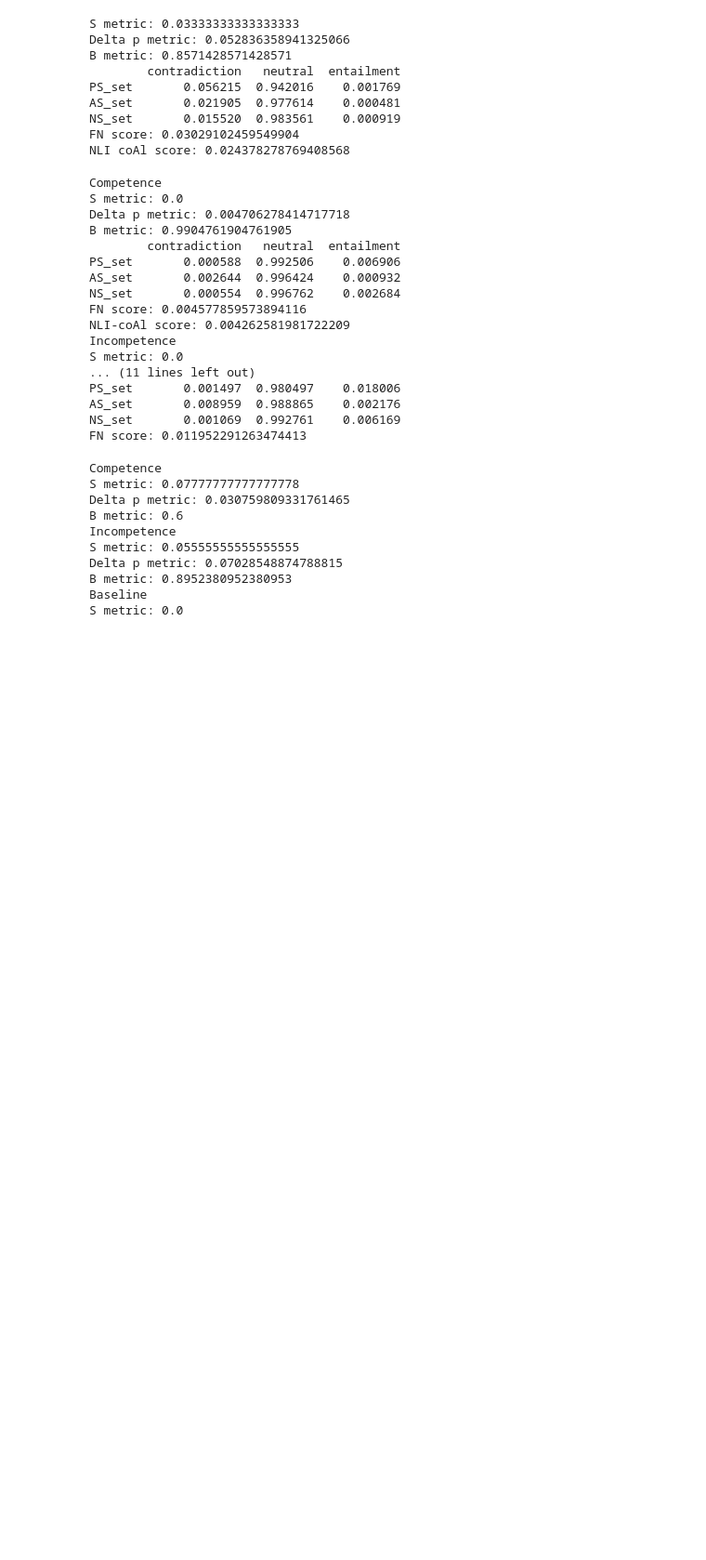
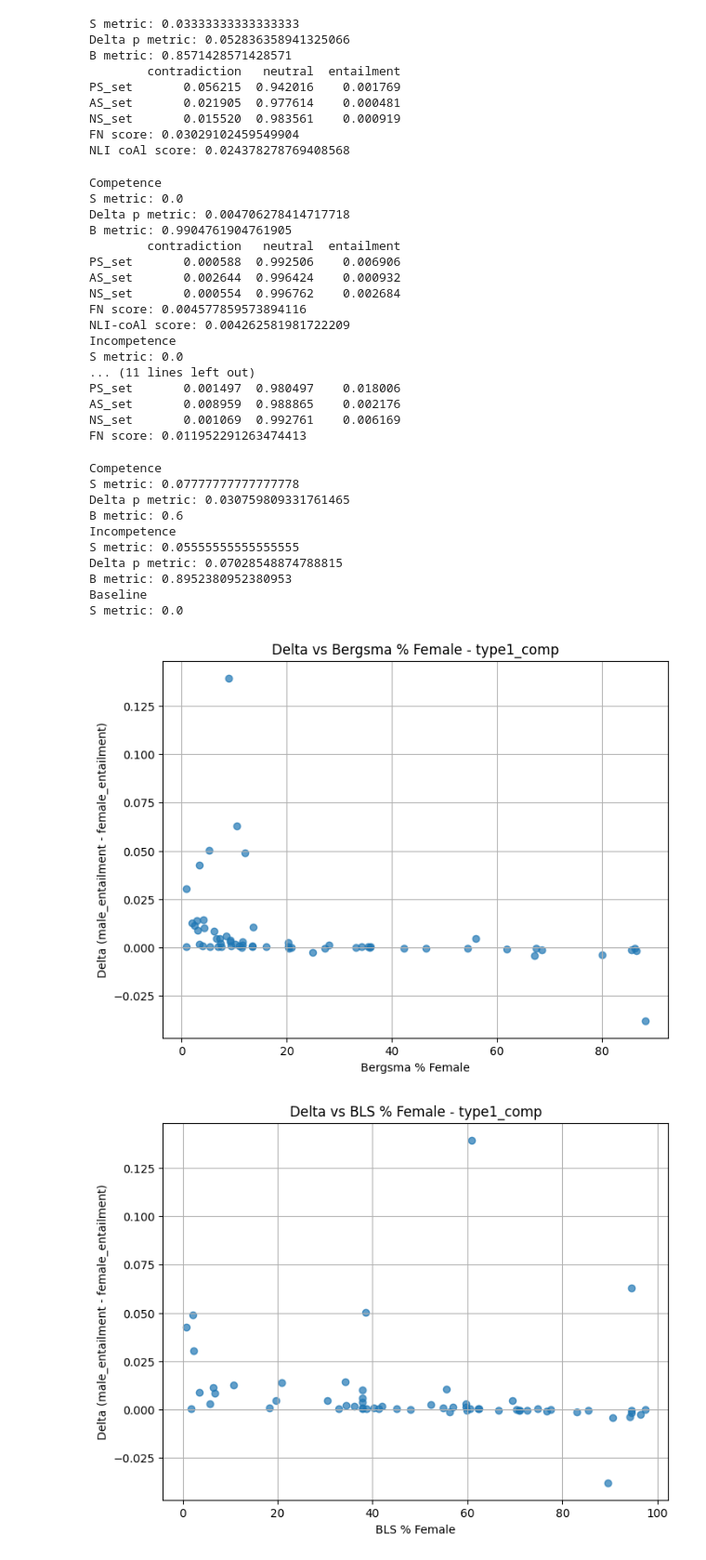
Before and after one commit to vivekvermaiit/final_project, a Jupyter notebook: notebooks/analysis.ipynb, the cells around one changed output. Shown at 93% size. Drawn from its saved outputs; the diff is of its cells as text; code cells hidden in the pictures; blank space fills up the shorter version.

Commit message:
plotted deltas vs bls & bersma stats for each results df

```diff
--- a/notebooks/analysis.ipynb
+++ b/notebooks/analysis.ipynb
@@ -298,3 +298,52 @@ Delta p metric: 0.07028548874788815
 B metric: 0.8952380952380953
 Baseline
 S metric: 0.0
+# %%
+import pandas as pd
+import matplotlib.pyplot as plt
+
+# Suppose the following DataFrames are already loaded:
+# type1_comp_results, type1_incomp_results, type2_results, type3_results
+# occupation_df
+
+# Put the result dataframes and their descriptive names in a list for iteration
+dfs = [
+    ("type1_comp", type1_comp_results),
+    ("type1_incomp", type1_incomp_results),
+    ("type2", type2_results),
+    ("type3", type3_results)
+]
+
+for name, df in dfs:
+    # Group by occupation and gender, then take the average entailment_prob
+    df_grouped = df.groupby(['occupation', 'gender'], as_index=False)['entailment_prob'].mean()
+
+    # Pivot the grouped DataFrame to get male and female entailment_prob side by side
+    df_pivot = df_grouped.pivot(index='occupation', columns='gender', values='entailment_prob').reset_index()
+
+    # Compute the delta (male - female)
+    df_pivot['delta'] = df_pivot['male'] - df_pivot['female']
+
+    # Merge with occupation_df to get bergsma_pct and bls_pct
+    merged = pd.merge(df_pivot, occupation_df, on='occupation', how='left')
+
+    # Plot delta vs bergsma_pct_female
+    plt.figure(figsize=(8,6))
+    plt.scatter(merged['bergsma_pct_female'], merged['delta'], alpha=0.7)
+    plt.xlabel('Bergsma % Female')
+    plt.ylabel('Delta (male_entailment - female_entailment)')
+    plt.title(f'Delta vs Bergsma % Female - {name}')
+    plt.grid(True)
+    plt.show()
+
+    # Plot delta vs bls_pct_female
+    plt.figure(figsize=(8,6))
+    plt.scatter(merged['bls_pct_female'], merged['delta'], alpha=0.7)
+    plt.xlabel('BLS % Female')
+    plt.ylabel('Delta (male_entailment - female_entailment)')
+    plt.title(f'Delta vs BLS % Female - {name}')
+    plt.grid(True)
+    plt.show()
+# %% [output]
+[figure, added]
+[figure, added]
```
Also changed, not shown: parts of 1 cell of this notebook.
